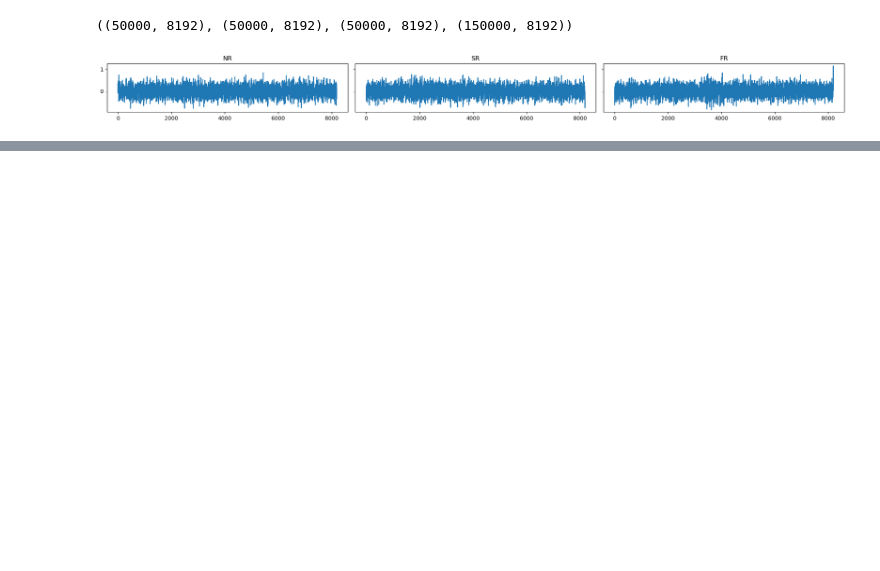
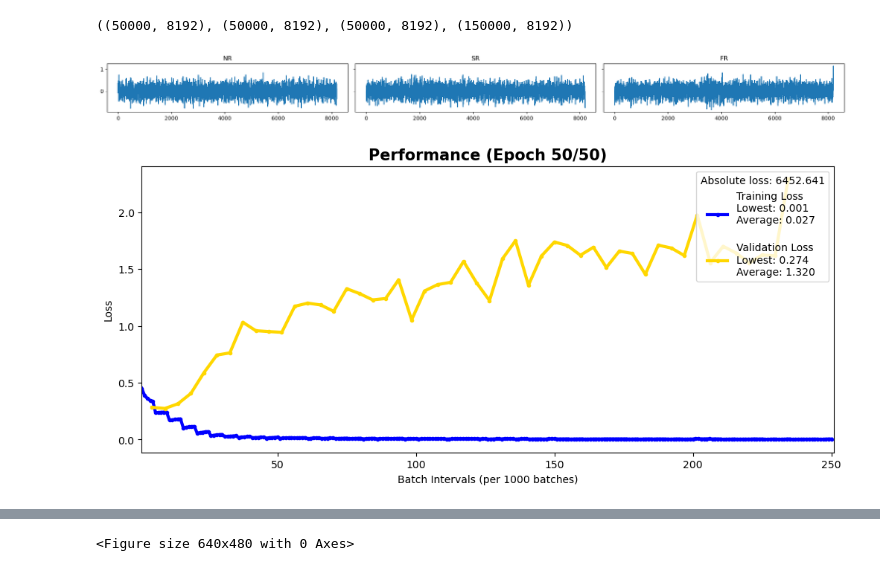
Before and after one commit to emmabacarra/Soc-225, a Jupyter notebook: Final Project/cnn.ipynb, the cells around one changed output, grey strips where cells are left out. Cells and saved outputs as stored; diff of their text form; code cells hidden in the pictures; blank space fills up the shorter version.

Commit message:
retraining at 50 epochs

```diff
--- a/Final Project/cnn.ipynb
+++ b/Final Project/cnn.ipynb
@@ -103,64 +105,97 @@ class SignalDataset(Dataset):
     def __getitem__(self, idx):
         return self.data[idx], self.labels[idx]
 
+print('loading training data', end='\r')
+
 # Create datasets
-print('creating datasets')
+print('creating training datasets', end='\r')
 nr_dataset = SignalDataset(signals, 'NR')
 sr_dataset = SignalDataset(signals, 'SR')
 fr_dataset = SignalDataset(signals, 'FR')
 noise_dataset = SignalDataset(signals, 'Noise')
 
 # Combine datasets
-print('combining datasets')
+print('combining training datasets', end='\r')
 full_dataset = ConcatDataset([nr_dataset, sr_dataset, fr_dataset, noise_dataset])
 
-# Create DataLoader
-print('creating DataLoader')
+# Create training dataloader
+print('creating train DataLoader', end='\r')
 batch_size = 64
-data_loader = DataLoader(full_dataset, batch_size=batch_size, shuffle=True)
+train_loader = DataLoader(full_dataset, batch_size=batch_size, shuffle=True)
+
+print('loading test data', end='\r')
+hdf_test = h5py.File('../../Data/GW1_CCSN_Pan_SNR_Free_Test_Validation.h5', 'r')
+
+test_signals = {
+    'NR': hdf_test['Model_NR']['Hp'], # NR: No Rotation
+    'SR': hdf_test['Model_SR']['Hp'], # SR: Slow Rotation
+    'FR': hdf_test['Model_FR']['Hp'], # FR: Fast Rotation
+    'Noise': hdf_test['Noise']['Strain']
+}
+
+print('creating test datasets', end='\r')
+nr_test_dataset = SignalDataset(test_signals, 'NR')
+sr_test_dataset = SignalDataset(test_signals, 'SR')
+fr_test_dataset = SignalDataset(test_signals, 'FR')
+noise_test_dataset = SignalDataset(test_signals, 'Noise')
+
+print('combining test datasets', end='\r')
+test_dataset = ConcatDataset([nr_test_dataset, sr_test_dataset, fr_test_dataset, noise_test_dataset])
+
+print('creating test DataLoader', end='\r')
+test_loader = DataLoader(test_dataset, batch_size=batch_size, shuffle=False)
+
+
 
 # Define the model
 class SignalClassifier(nn.Module):
     def __init__(self):
         super(SignalClassifier, self).__init__()
         self.conv1 = nn.Conv1d(in_channels=1, out_channels=32, kernel_size=5)
         self.conv2 = nn.Conv1d(in_channels=32, out_channels=64, kernel_size=5)
         self.pool = nn.MaxPool1d(kernel_size=2, stride=2)
         self.fc1 = nn.Linear(64 * 2045, 128)  # Adjust based on input size after convolution
         self.fc2 = nn.Linear(128, 3)  # Three output classes
 
+    def params(self):
+            init_params = inspect.signature(self.__init__).parameters
+            return {name: getattr(self, name) for name in init_params if name != 'self'}
+
     def forward(self, x):
         x = self.pool(F.relu(self.conv1(x)))
         x = self.pool(F.relu(self.conv2(x)))
         x = x.view(-1, 64 * 2045)  # Flatten layer
         x = F.relu(self.fc1(x))
         x = self.fc2(x)
         return x
 
 # Instantiate and move the model to GPU
 model = SignalClassifier().to(device)
+nnet = experiment(model, train_loader, test_loader, batch_size);
 
 # Define loss and optimizer
-criterion = nn.CrossEntropyLoss()
+loss_function = nn.CrossEntropyLoss()
 optimizer = optim.Adam(model.parameters(), lr=0.001)
 
 # Training function
-def train(model, data_loader, criterion, optimizer, epochs=10):
-    model.train()
-    for epoch in range(epochs):
-        running_loss = 0.0
-        for inputs, labels in data_loader:
-            inputs, labels = inputs.to(device), labels.to(device)
-            inputs = inputs.unsqueeze(1)  # Add channel dimension
-            optimizer.zero_grad()
-            outputs = model(inputs)
-            loss = criterion(outputs, labels)
-            loss.backward()
-            optimizer.step()
-            running_loss += loss.item()
-        print(f'Epoch {epoch + 1}, Loss: {running_loss / len(data_loader)}')
+# def train(model, data_loader, criterion, optimizer, epochs=10):
+#     model.train()
+#     for epoch in range(epochs):
+#         running_loss = 0.0
+#         for inputs, labels in data_loader:
+#             inputs, labels = inputs.to(device), labels.to(device)
+#             inputs = inputs.unsqueeze(1)  # Add channel dimension
+#             optimizer.zero_grad()
+#             outputs = model(inputs)
+#             loss = criterion(outputs, labels)
+#             loss.backward()
+#             optimizer.step()
+#             running_loss += loss.item()
+#         print(f'Epoch {epoch + 1}, Loss: {running_loss / len(data_loader)}')
 
 # Train the model
-print('training model')
-train(model, data_loader, criterion, optimizer)
+print('training model', end='\r')
+# train(model, data_loader, loss_function, optimizer, epochs=50)
+nnet.train(optimizer, loss_function, epochs=50, live_plot=True, view_interval=1000)
 # %% [output]
+[figure, added]
@@ -181 +203,2 @@ Epoch 10, Loss: 0.02173062393692308
+<Figure size 640x480 with 0 Axes>
 # %%
```
Also changed, not shown: parts of 4 cells of this notebook, 4 other files.
